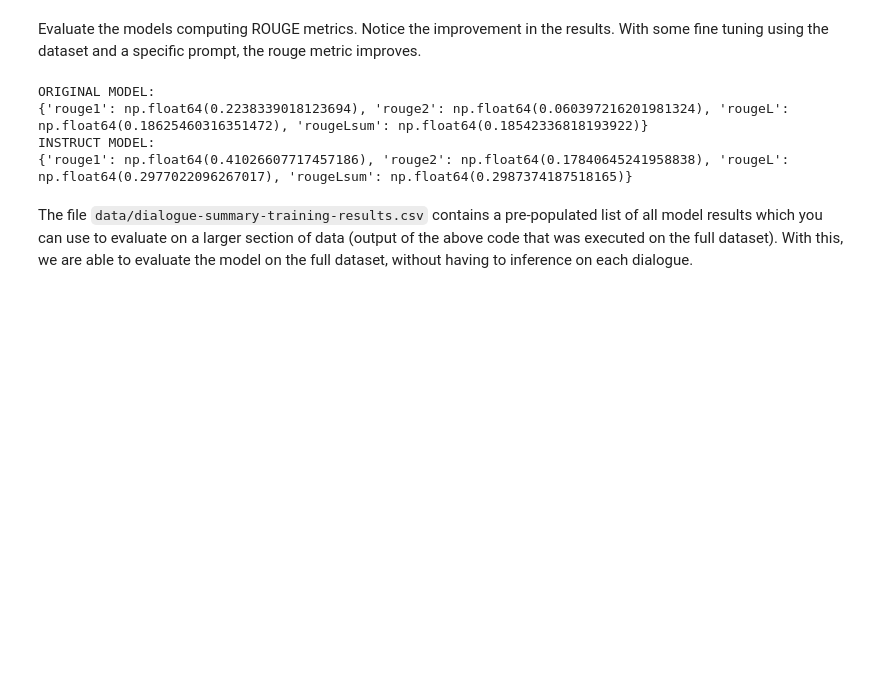
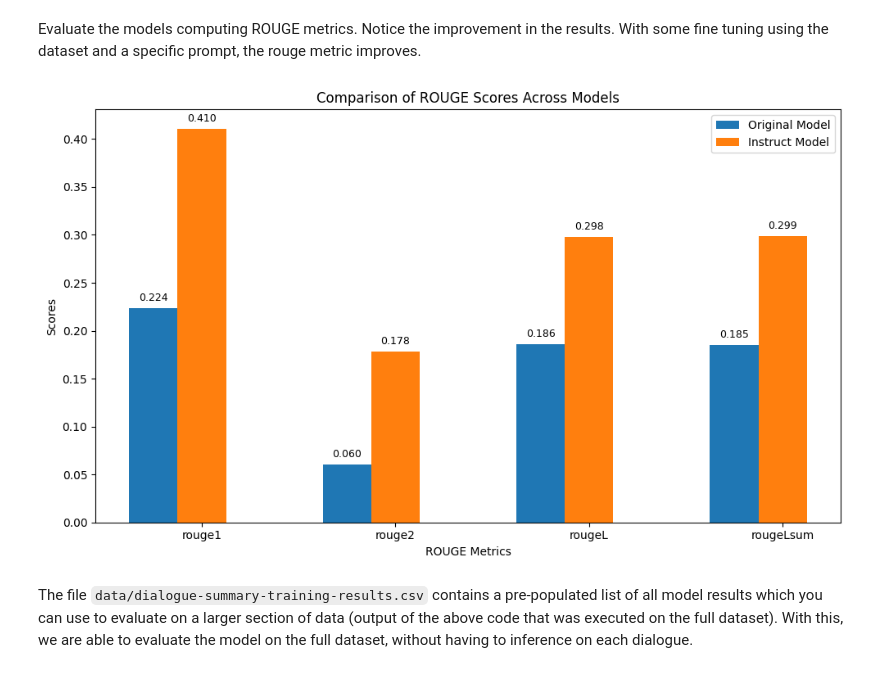
Before and after one commit to RuvenGuna94/LLM-Fine-Tuning, a Jupyter notebook: Code/PEFT_Fine_Tuning.ipynb, the cells around one changed output. Saved outputs shown, nothing was run; the diff lists cells and outputs as text; code cells hidden in the pictures; blank space fills up the shorter version.

Commit message:
Update PEFT_Fine_Tuning.ipynb
Updated all model comparisons to graph visualization for easier comparison.

```diff
--- a/Code/PEFT_Fine_Tuning.ipynb
+++ b/Code/PEFT_Fine_Tuning.ipynb
@@ -369,15 +367,61 @@ instruct_model_results = rouge.compute(
     use_aggregator=True,
     use_stemmer=True,
 )
-
-print('ORIGINAL MODEL:')
-print(original_model_results)
-print('INSTRUCT MODEL:')
-print(instruct_model_results)
-# %% [output]
-ORIGINAL MODEL:
-{'rouge1': np.float64(0.2238339018123694), 'rouge2': np.float64(0.060397216201981324), 'rougeL': np.float64(0.18625460316351472), 'rougeLsum': np.float64(0.18542336818193922)}
-INSTRUCT MODEL:
-{'rouge1': np.float64(0.41026607717457186), 'rouge2': np.float64(0.17840645241958838), 'rougeL': np.float64(0.2977022096267017), 'rougeLsum': np.float64(0.2987374187518165)}
+# %%
+# Use the original variables from the image
+results = {
+    "Original Model": {
+        "rouge1": original_model_results["rouge1"],
+        "rouge2": original_model_results["rouge2"],
+        "rougeL": original_model_results["rougeL"],
+        "rougeLsum": original_model_results["rougeLsum"],
+    },
+    "Instruct Model": {
+        "rouge1": instruct_model_results["rouge1"],
+        "rouge2": instruct_model_results["rouge2"],
+        "rougeL": instruct_model_results["rougeL"],
+        "rougeLsum": instruct_model_results["rougeLsum"],
+    }
+}
+
+# Extract metrics and models
+metrics = ["rouge1", "rouge2", "rougeL", "rougeLsum"]
+models = list(results.keys())
+data = {metric: [results[model][metric] for model in models] for metric in metrics}
+
+# Plot bar chart
+x = np.arange(len(metrics))
+width = 0.25
+
+fig, ax = plt.subplots(figsize=(10, 6))
+
+# Add bars for each model
+for i, model in enumerate(models):
+    bars = ax.bar(x + i * width, [data[metric][i] for metric in metrics], width, label=model)
+
+    # Add numbers above each bar
+    for bar in bars:
+        height = bar.get_height()
+        ax.text(
+            bar.get_x() + bar.get_width() / 2,
+            height + 0.005,  # Positioning slightly above the bar
+            f'{height:.3f}',
+            ha='center',
+            va='bottom',
+            fontsize=9
+        )
+
+# Add labels and titles
+ax.set_xlabel("ROUGE Metrics")
+ax.set_ylabel("Scores")
+ax.set_title("Comparison of ROUGE Scores Across Models")
+ax.set_xticks(x + width)
+ax.set_xticklabels(metrics)
+ax.legend()
+
+plt.tight_layout()
+plt.show()
+# %% [output]
+[figure, added]
 # %% [markdown]
 The file `data/dialogue-summary-training-results.csv` contains a pre-populated list of all model results which you can use to evaluate on a larger section of data (output of the above code that was executed on the full dataset). With this, we are able to evaluate the model on the full dataset, without having to inference on each dialogue.
```
Also changed, not shown: parts of 15 cells of this notebook.
